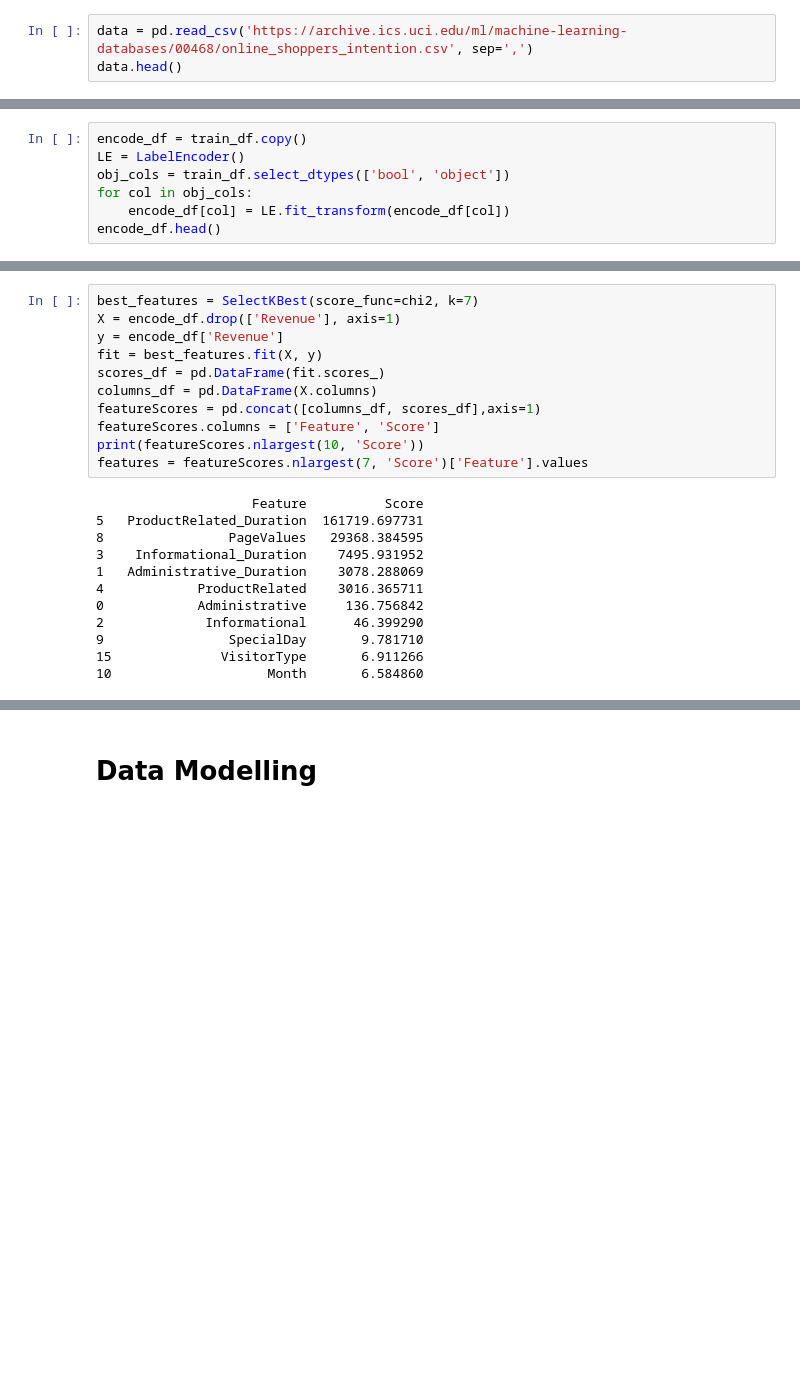
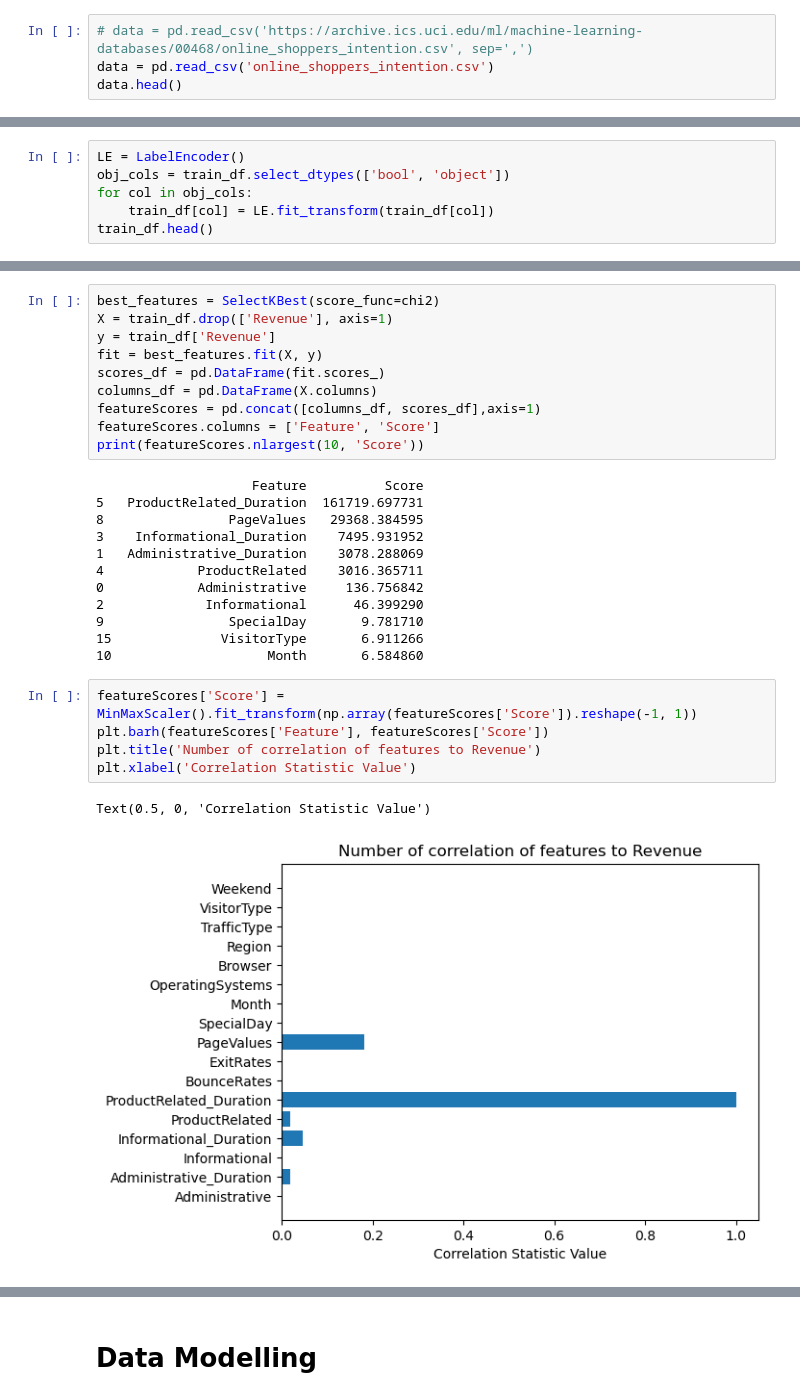
Before and after one commit to camphong24032002/Assignment3-PDS, a Jupyter notebook: Assignment3.ipynb, the cells around one changed output, grey strips where cells are left out. Cells and saved outputs as stored; diff of their text form; blank space fills up the shorter version.

```diff
--- a/Assignment3.ipynb
+++ b/Assignment3.ipynb
@@ -30,7 +30,8 @@ set_config(display='diagram')
 # %% [markdown]
 <h4><b>Load data</b></h4>
 # %%
-data = pd.read_csv('https://archive.ics.uci.edu/ml/machine-learning-databases/00468/online_shoppers_intention.csv', sep=',')
+# data = pd.read_csv('https://archive.ics.uci.edu/ml/machine-learning-databases/00468/online_shoppers_intention.csv', sep=',')
+data = pd.read_csv('online_shoppers_intention.csv')
 data.head()
 # %% [output]
 |  | Administrative | Administrative_Duration | Informational | Informational_Duration | ProductRelated | ... |
@@ -202,10 +203,9 @@ To find the correlation of each features, we should encode the object values to
 # %%
-encode_df = train_df.copy()
 LE = LabelEncoder()
 obj_cols = train_df.select_dtypes(['bool', 'object'])
 for col in obj_cols:
-    encode_df[col] = LE.fit_transform(encode_df[col])
-encode_df.head()
+    train_df[col] = LE.fit_transform(train_df[col])
+train_df.head()
 # %% [output]
 |  | Administrative | Administrative_Duration | Informational | Informational_Duration | ProductRelated | ... |
 | 11154 | 0 | 0.000000 | 0 | 0.000000 | 2 | ... |
@@ -218,14 +218,13 @@ After encoding, we use selectKBest method to find the correlation between each f
 # %%
-best_features = SelectKBest(score_func=chi2, k=7)
-X = encode_df.drop(['Revenue'], axis=1)
-y = encode_df['Revenue']
+best_features = SelectKBest(score_func=chi2)
+X = train_df.drop(['Revenue'], axis=1)
+y = train_df['Revenue']
 fit = best_features.fit(X, y)
 scores_df = pd.DataFrame(fit.scores_)
 columns_df = pd.DataFrame(X.columns)
 featureScores = pd.concat([columns_df, scores_df],axis=1)
 featureScores.columns = ['Feature', 'Score']
 print(featureScores.nlargest(10, 'Score'))
-features = featureScores.nlargest(7, 'Score')['Feature'].values
 # %% [output]
                     Feature          Score
 5   ProductRelated_Duration  161719.697731
@@ -238,4 +237,12 @@ features = featureScores.nlargest(7, 'Score')['Feature'].values
 9                SpecialDay       9.781710
 15              VisitorType       6.911266
 10                    Month       6.584860
+# %%
+featureScores['Score'] = MinMaxScaler().fit_transform(np.array(featureScores['Score']).reshape(-1, 1))
+plt.barh(featureScores['Feature'], featureScores['Score'])
+plt.title('Number of correlation of features to Revenue')
+plt.xlabel('Correlation Statistic Value')
+# %% [output]
+Text(0.5, 0, 'Correlation Statistic Value')
+[figure, added]
 # %% [markdown]
```
Also changed, not shown: parts of 63 cells of this notebook.
